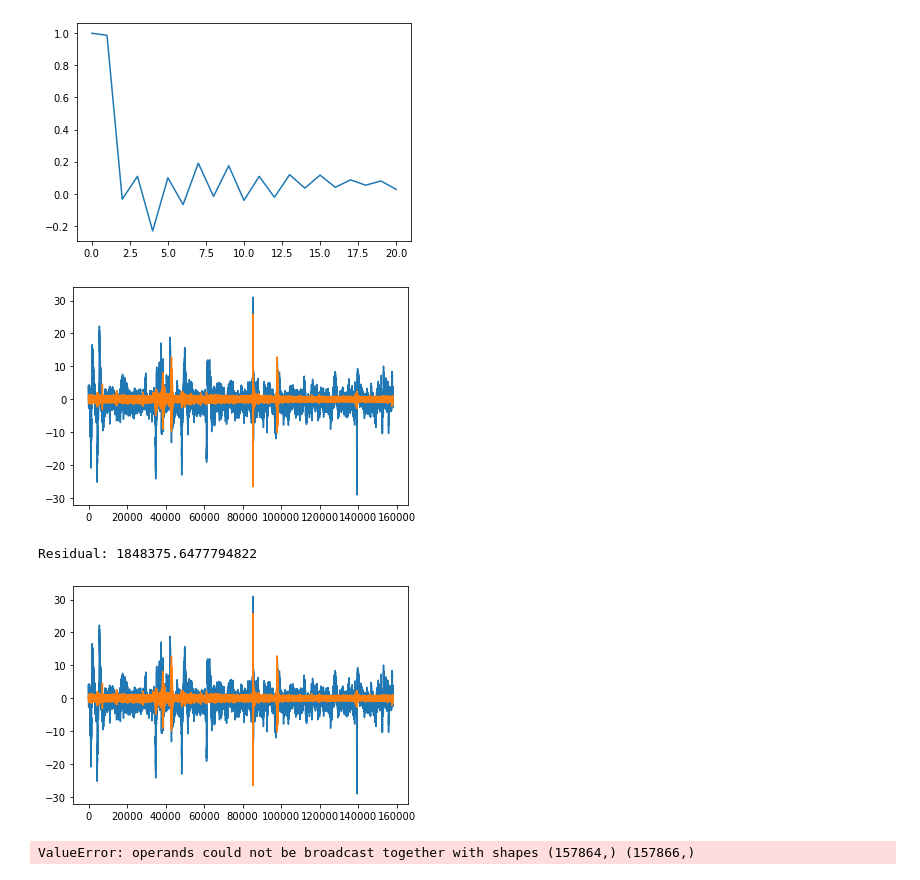
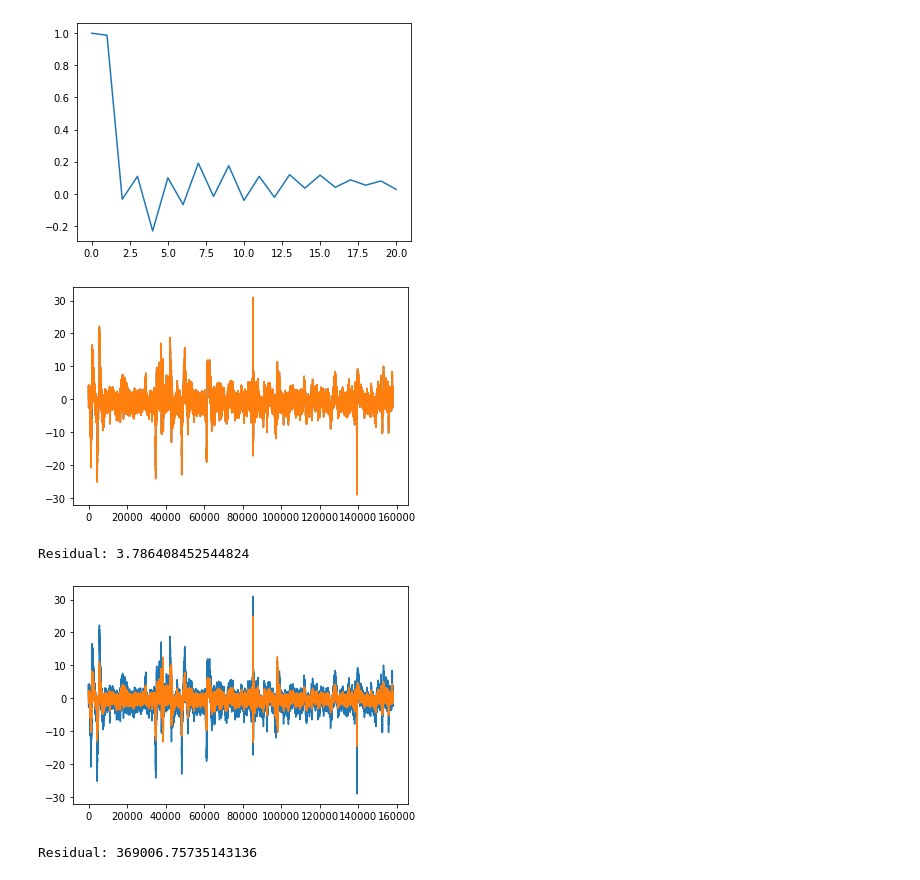
Before and after one commit to ishanchadha01/eeg-ml, a Jupyter notebook: project/arhmm/arima.ipynb, the cells around one changed output. Cells and saved outputs as stored; diff of their text form; code cells hidden in the pictures.

```diff
--- a/project/arhmm/arima.ipynb
+++ b/project/arhmm/arima.ipynb
@@ -19,7 +19,7 @@ print(data)
  -2.33424290e-05 -2.05958491e-05]
 # %%
 import numpy as np
-amplified_data = data * np.power(10, 5)
+amplified_data = (data * np.power(10, 5))[:60000:100]
 plt.plot(amplified_data)
 plt.show()
 # %% [output]
@@ -85,23 +85,23 @@ plt.show()
 [figure]
 # %%
 from statsmodels.tsa.arima_model import ARIMA
-ar_model = ARIMA(amplified_data, order=(2,2,0))
+ar_model = ARIMA(amplified_data, order=(1,0,0))
 ar_results = ar_model.fit(disp=True)
+plt.plot(ar_results.fittedvalues)
 plt.plot(amplified_data)
-plt.plot(ar_results.fittedvalues)
 plt.show()
-print(f"Residual: {sum((ar_results.fittedvalues - amplified_data[0:-2])**2)}")
+print(f"Residual: {sum((ar_results.fittedvalues - amplified_data))}")
 # %% [output]
-[figure, old version]
+[figure, new version]
-Residual: 1848375.6477794822
+Residual: 3.786408452544824
 # %%
-ma_model = ARIMA(amplified_data, order=(0,0,700))
-ma_results = ar_model.fit(disp=True)
+ma_model = ARIMA(amplified_data, order=(0,0,1))
+ma_results = ma_model.fit(disp=True)
 plt.plot(amplified_data)
 plt.plot(ma_results.fittedvalues)
 plt.show()
-print(f"Residual: {sum((ar_results.fittedvalues - amplified_data)**2)}")
+print(f"Residual: {sum((ma_results.fittedvalues - amplified_data[-2]))}")
 # %% [output]
-[figure, old version]
+[figure, new version]
-ValueError: operands could not be broadcast together with shapes (157864,) (157866,)
+Residual: 369006.75735143136
 # %%
```
Also changed, not shown: parts of 4 cells of this notebook, 2 other files.
